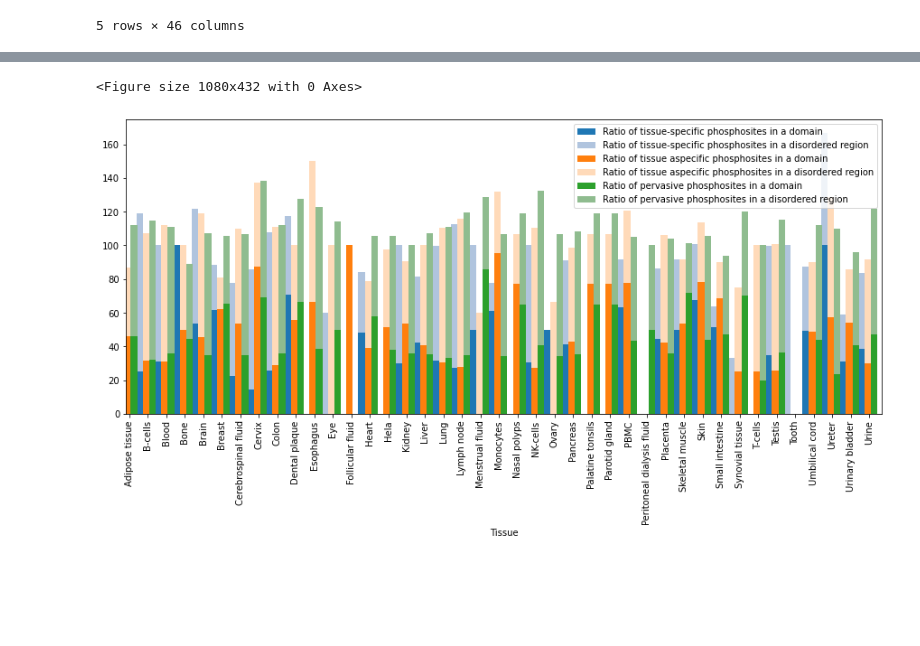
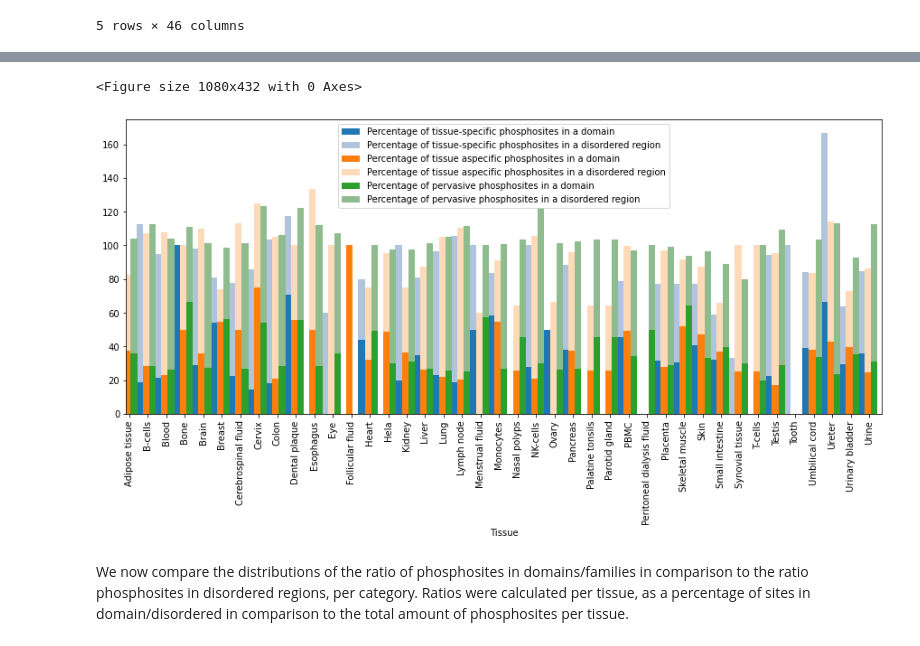
Before and after one commit to Hanne-Devos/Master_thesis, a Jupyter notebook: preparation_defence/images_thesis.ipynb, the cells around one changed output, grey strips where cells are left out. Saved outputs shown, nothing was run; the diff lists cells and outputs as text; code cells hidden in the pictures; blank space fills up the shorter version.

```diff
--- a/preparation_defence/images_thesis.ipynb
+++ b/preparation_defence/images_thesis.ipynb
@@ -335,7 +360,7 @@ See the caveats in the documentation: https://pandas.pydata.org/pandas-docs/stab
 | 37 | A0A7P0T8G2 | prediction-disorder-iupl | 1..4,6..17,24..29,43..44,48..49,5... | 0.391 | 109 | 279 |
 # %%
 mobi = mobi1[(((mobi1["feature"].str.contains("lip"))|
-               (mobi1["feature"].str.contains("binding_mode")))&(mobi1["feature"].str.contains("prediction")==False))]
+               (mobi1["feature"].str.contains("binding_mode"))))]
 mobi.rename({"acc": "ACC_ID"}, inplace=True, axis=1)
 print(mobi.shape[0])
 mobi.head()
@@ -394,8 +419,9 @@ proteins_mobi.head()
 # %%
 proteins_mobi_sub_tot = pd.DataFrame({})
-for i in range (32):
+for i in range (502):
     proteins_mobi_sub = proteins_mobi.loc[proteins_mobi["UP_POS"].astype(float, copy=False).between(proteins_mobi[i].str.partition("..")[0].astype(float, copy=False), proteins_mobi[i].str.partition("..")[2].astype(float, copy=False))]
     proteins_mobi_sub_tot = proteins_mobi_sub_tot.append(proteins_mobi_sub, ignore_index=True)
-    print(i)
+    if i%10==0:
+        print(i)
 # %% [output]
 0
@@ -418,5 +444,5 @@ for i in range (32):
 # %%
-for i in range(32):
+for i in range(502):
     proteins_mobi_sub_tot.drop(i, axis=1, inplace=True)
 print(proteins_mobi_sub_tot.groupby(["ACC_ID", "UP_POS"], as_index=False)["length"].mean().shape[0])
 print(proteins_mobi_sub_tot["ACC_ID"].nunique())
@@ -613,12 +639,12 @@ plt.show()
 # %%
 plot_ratio = pd.DataFrame({})
 plot_ratio["Tissue"] = data_cat["Tissue"]
-plot_ratio["Ratio of tissue-specific phosphosites in a domain"] = distr_tissues_dd["Tissue-specific Psites in a domain"]*100/data_cat["number of tissue-specific sites"]
-plot_ratio["Ratio of tissue-specific phosphosites in a disordered region"] = distr_tissues_dd["Tissue-specific Psites in a disordered region"]*100/data_cat["number of tissue-specific sites"]
-plot_ratio["Ratio of tissue aspecific phosphosites in a domain"] = distr_tissues_dd["Tissue aspecific Psites in a domain"]*100/data_cat["number of non tissue-specific sites"]
-plot_ratio["Ratio of tissue aspecific phosphosites in a disordered region"] = distr_tissues_dd["Tissue aspecific Psites in a disordered region"]*100/data_cat["number of non tissue-specific sites"]
-plot_ratio["Ratio of pervasive phosphosites in a domain"] = distr_tissues_dd["Pervasive Psites in a domain"]*100/data_cat["number of generally expressed sites"]
-plot_ratio["Ratio of pervasive phosphosites in a disordered region"] = distr_tissues_dd["Pervasive Psites in a disordered region"]*100/data_cat["number of generally expressed sites"]
+plot_ratio["Percentage of tissue-specific phosphosites in a domain"] = distr_tissues_dd["Tissue-specific Psites in a domain"]*100/data_cat["number of tissue-specific sites"]
+plot_ratio["Percentage of tissue-specific phosphosites in a disordered region"] = distr_tissues_dd["Tissue-specific Psites in a disordered region"]*100/data_cat["number of tissue-specific sites"]
+plot_ratio["Percentage of tissue aspecific phosphosites in a domain"] = distr_tissues_dd["Tissue aspecific Psites in a domain"]*100/data_cat["number of non tissue-specific sites"]
+plot_ratio["Percentage of tissue aspecific phosphosites in a disordered region"] = distr_tissues_dd["Tissue aspecific Psites in a disordered region"]*100/data_cat["number of non tissue-specific sites"]
+plot_ratio["Percentage of pervasive phosphosites in a domain"] = distr_tissues_dd["Pervasive Psites in a domain"]*100/data_cat["number of generally expressed sites"]
+plot_ratio["Percentage of pervasive phosphosites in a disordered region"] = distr_tissues_dd["Pervasive Psites in a disordered region"]*100/data_cat["number of generally expressed sites"]
 # %%
 plot_ratio
 # %% [output]
@@ -642,30 +668,32 @@ plot_ratio
 # %%
 plt.figure(figsize=(15,6))
 fig, ax = plt.subplots(1, 1, sharex=True, sharey=True)
 
-plot_ratio[["Tissue", "Ratio of tissue-specific phosphosites in a domain", "Ratio of tissue-specific phosphosites in a disordered region",
+plot_ratio[["Tissue", "Percentage of tissue-specific phosphosites in a domain", "Percentage of tissue-specific phosphosites in a disordered region",
      ]].plot(kind="bar", stacked=True, x="Tissue",
-                                                                                  color={"Ratio of tissue-specific phosphosites in a domain": "tab:blue",
-                                                                                         "Ratio of tissue-specific phosphosites in a disordered region": "lightsteelblue",
+                                                                                  color={"Percentage of tissue-specific phosphosites in a domain": "tab:blue",
+                                                                                         "Percentage of tissue-specific phosphosites in a disordered region": "lightsteelblue",
                                                                                          }, figsize=(15,6),
                                                                                   ax=ax, width=0.35, position=1.75)
-plot_ratio[["Tissue", "Ratio of tissue aspecific phosphosites in a domain", "Ratio of tissue aspecific phosphosites in a disordered region",
+plot_ratio[["Tissue", "Percentage of tissue aspecific phosphosites in a domain", "Percentage of tissue aspecific phosphosites in a disordered region",
     ]].plot(kind="bar", stacked=True, x="Tissue",
-                                                                                  color={"Ratio of tissue aspecific phosphosites in a domain": "tab:orange",
-                                                                                         "Ratio of tissue aspecific phosphosites in a disordered region": "peachpuff",
+                                                                                  color={"Percentage of tissue aspecific phosphosites in a domain": "tab:orange",
+                                                                                         "Percentage of tissue aspecific phosphosites in a disordered region": "peachpuff",
                                                                                          },
                                                                                     figsize=(15,6),
                                                                                   ax=ax, width=0.35, position=0.75)
 
-plot_ratio[["Tissue", "Ratio of pervasive phosphosites in a domain", "Ratio of pervasive phosphosites in a disordered region",
+plot_ratio[["Tissue", "Percentage of pervasive phosphosites in a domain", "Percentage of pervasive phosphosites in a disordered region",
      ]].plot(kind="bar", stacked=True, x="Tissue",
-                                                                                  color={"Ratio of pervasive phosphosites in a domain": "tab:green",
-                                                                                         "Ratio of pervasive phosphosites in a disordered region": "darkseagreen",
+                                                                                  color={"Percentage of pervasive phosphosites in a domain": "tab:green",
+                                                                                         "Percentage of pervasive phosphosites in a disordered region": "darkseagreen",
                                                                                          },
                                                                                     figsize=(15,6),
                                                                                   ax=ax, width=0.35, position=-0.25)
 #plt.savefig("Ratio Psites in domain and disordered per tissue per category.png", format="png", bbox_inches="tight")
 plt.show()
 # %% [output]
 <Figure size 1080x432 with 0 Axes>
-[figure, old version]
+[figure, new version]
+# %% [markdown]
+We now compare the distributions of the ratio of phosphosites in domains/families in comparison to the ratio phosphosites in disordered regions, per category. Ratios were calculated per tissue, as a percentage of sites in domain/disordered in comparison to the total amount of phosphosites per tissue.
```
Also changed, not shown: parts of 34 cells of this notebook.
